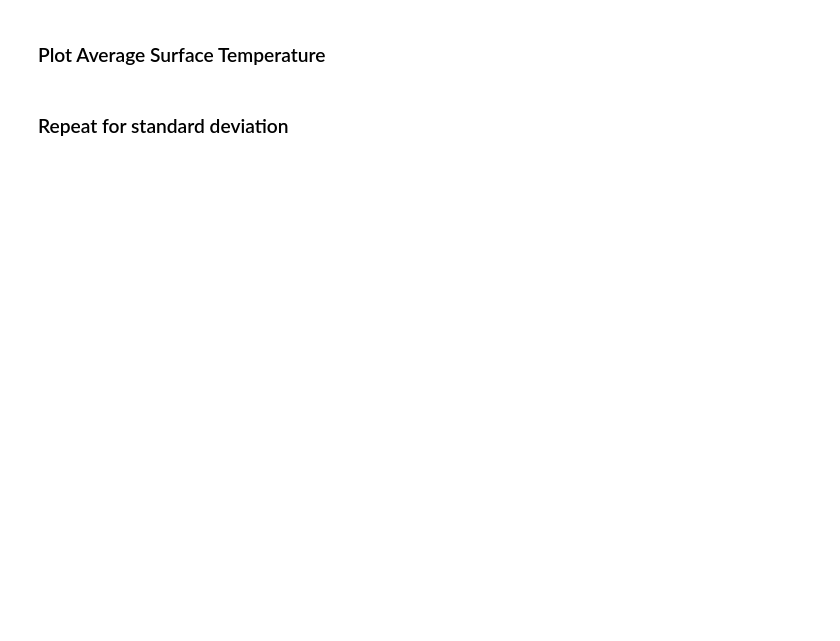
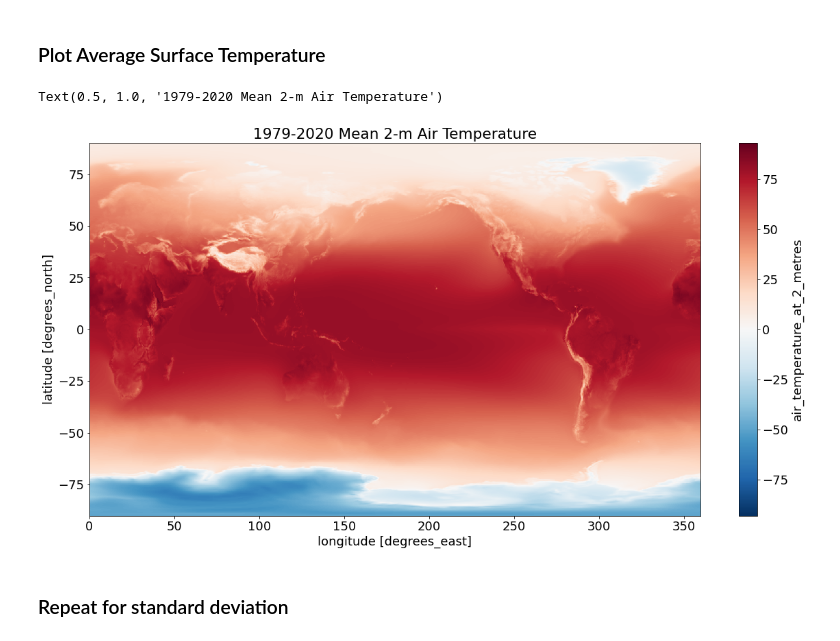
Before and after one commit to awslabs/amazon-asdi, a Jupyter notebook: examples/dask/notebooks/era5.ipynb, the cells around one changed output. Cells and saved outputs as stored; diff of their text form; code cells hidden in the pictures; blank space fills up the shorter version.

```diff
--- a/examples/dask/notebooks/era5.ipynb
+++ b/examples/dask/notebooks/era5.ipynb
@@ -59,7 +72,7 @@ ds.air_temperature_at_2_metres.encoding
 # %% [markdown]
 ## Open 2-m air temperature as a single dataset
 # %%
-start_year = 2010
+start_year = 1979
 end_year = 2020
 years = list(np.arange(start_year, end_year+1, 1))
 months = ["01", "02", "03", "04", "05", "06", "07", "08", "09", "10", "11", "12"]
@@ -95,5 +125,3 @@ The expressions above didn’t actually compute anything. They just build the da
-# %%
-%%time
-
-with performance_report(filename="dask-report.html"):
-    temp_mean = temp_mean.compute()
+# %%
+temp_mean = temp_mean.persist()
+progress(temp_mean)
@@ -100,8 +130,12 @@ with performance_report(filename="dask-report.html"):
 # %% [markdown]
 ### Plot Average Surface Temperature
 # %%
+temp_mean.compute()
 temp_mean.plot(figsize=(20, 10))
-plt.title('2010-2020 Mean 2-m Air Temperature')
+plt.title('1979-2020 Mean 2-m Air Temperature')
+# %% [output]
+Text(0.5, 1.0, '1979-2020 Mean 2-m Air Temperature')
+[figure, added]
 # %% [markdown]
 ### Repeat for standard deviation
 # %%
```
Also changed, not shown: parts of 15 cells of this notebook, 5 other files.
